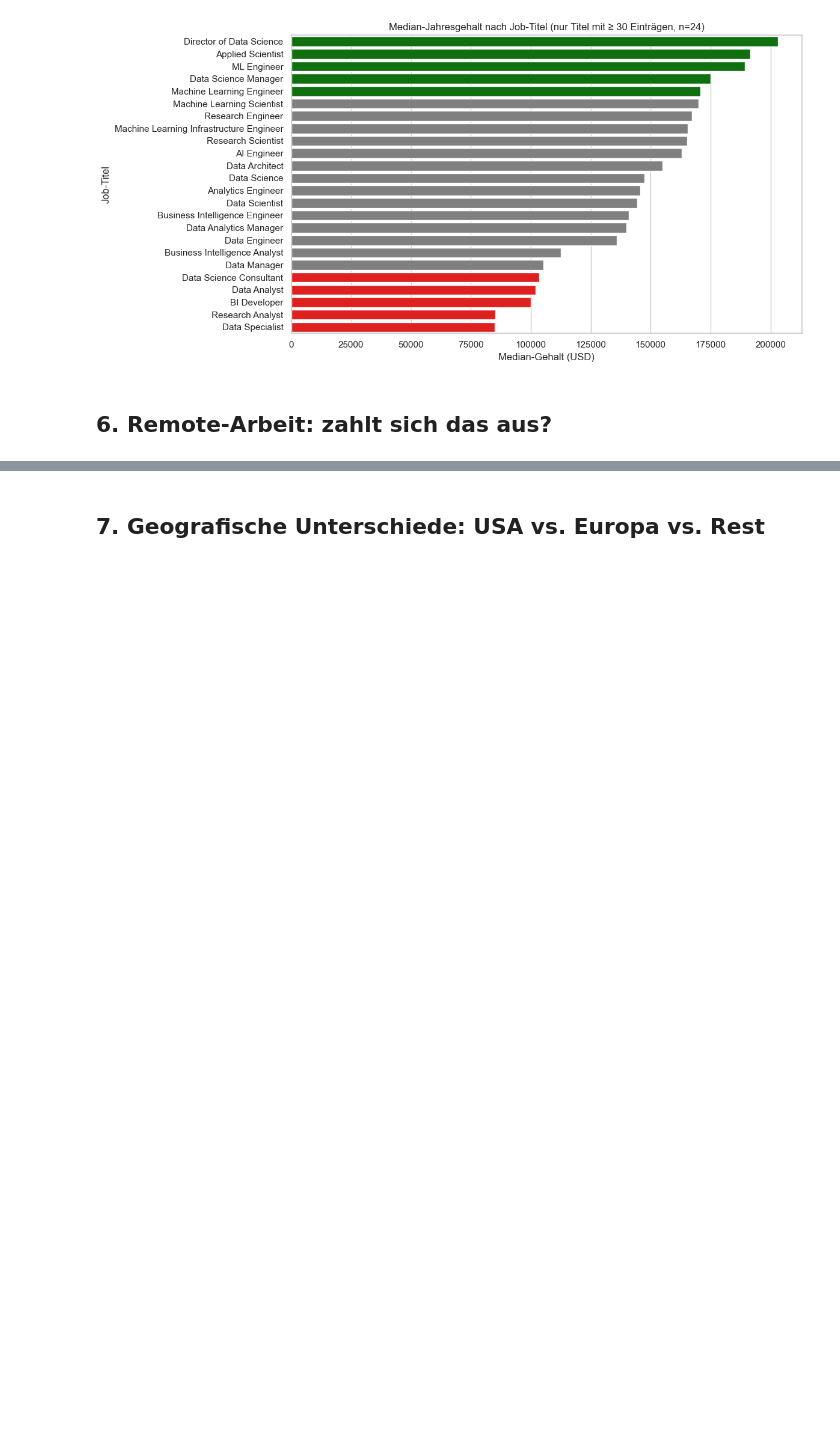
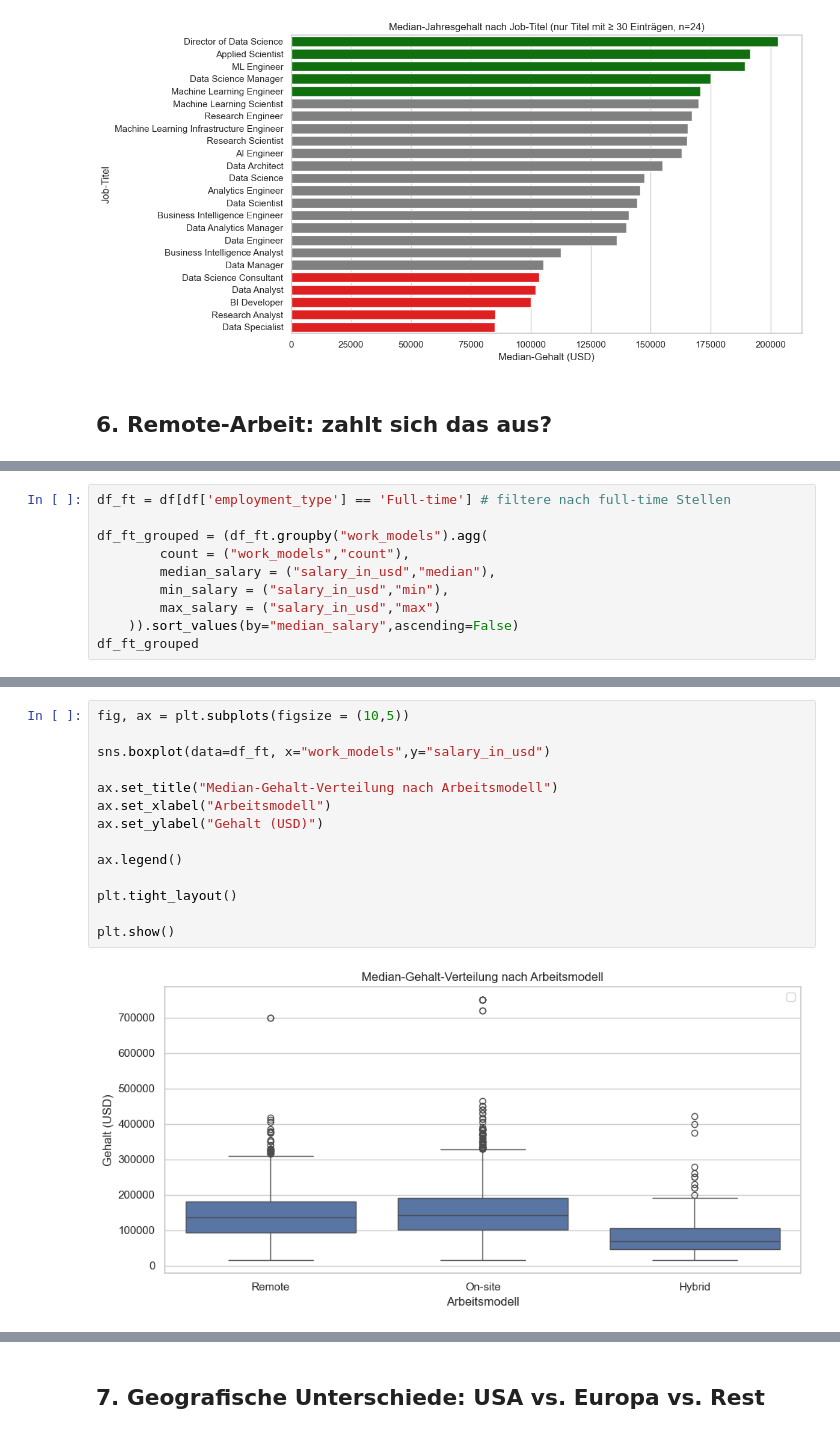
Before and after one commit to soribge/ds-salaries-eda, a Jupyter notebook: notebooks/analysis.ipynb, the cells around one changed output, grey strips where cells are left out. Saved outputs shown, nothing was run; the diff lists cells and outputs as text; blank space fills up the shorter version.

Commit message:
section 6: remote work analysis with employment type filtering and geographic limitation note

```diff
--- a/notebooks/analysis.ipynb
+++ b/notebooks/analysis.ipynb
@@ -338,0 +386,10 @@ plt.show()
+# %%
+df_ft = df[df['employment_type'] == 'Full-time'] # filtere nach full-time Stellen
+
+df_ft_grouped = (df_ft.groupby("work_models").agg(
+        count = ("work_models","count"),
+        median_salary = ("salary_in_usd","median"),
+        min_salary = ("salary_in_usd","min"),
+        max_salary = ("salary_in_usd","max")
+    )).sort_values(by="median_salary",ascending=False)
+df_ft_grouped
@@ -338,0 +418,16 @@ plt.show()
+# %%
+fig, ax = plt.subplots(figsize = (10,5))
+
+sns.boxplot(data=df_ft, x="work_models",y="salary_in_usd")
+
+ax.set_title("Median-Gehalt-Verteilung nach Arbeitsmodell")
+ax.set_xlabel("Arbeitsmodell")
+ax.set_ylabel("Gehalt (USD)")
+
+ax.legend()
+
+plt.tight_layout()
+
+plt.show()
+# %% [output]
+[figure, added]
```
Also changed, not shown: parts of 12 cells of this notebook.
